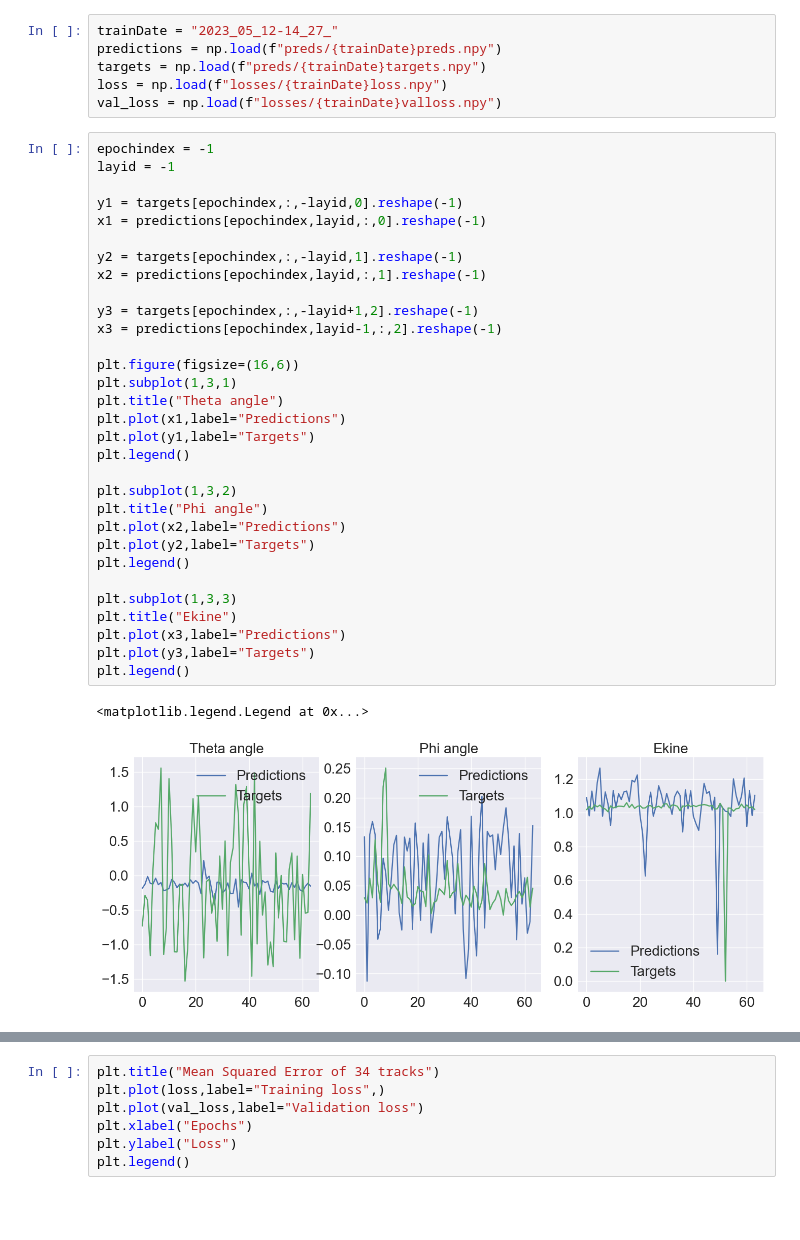
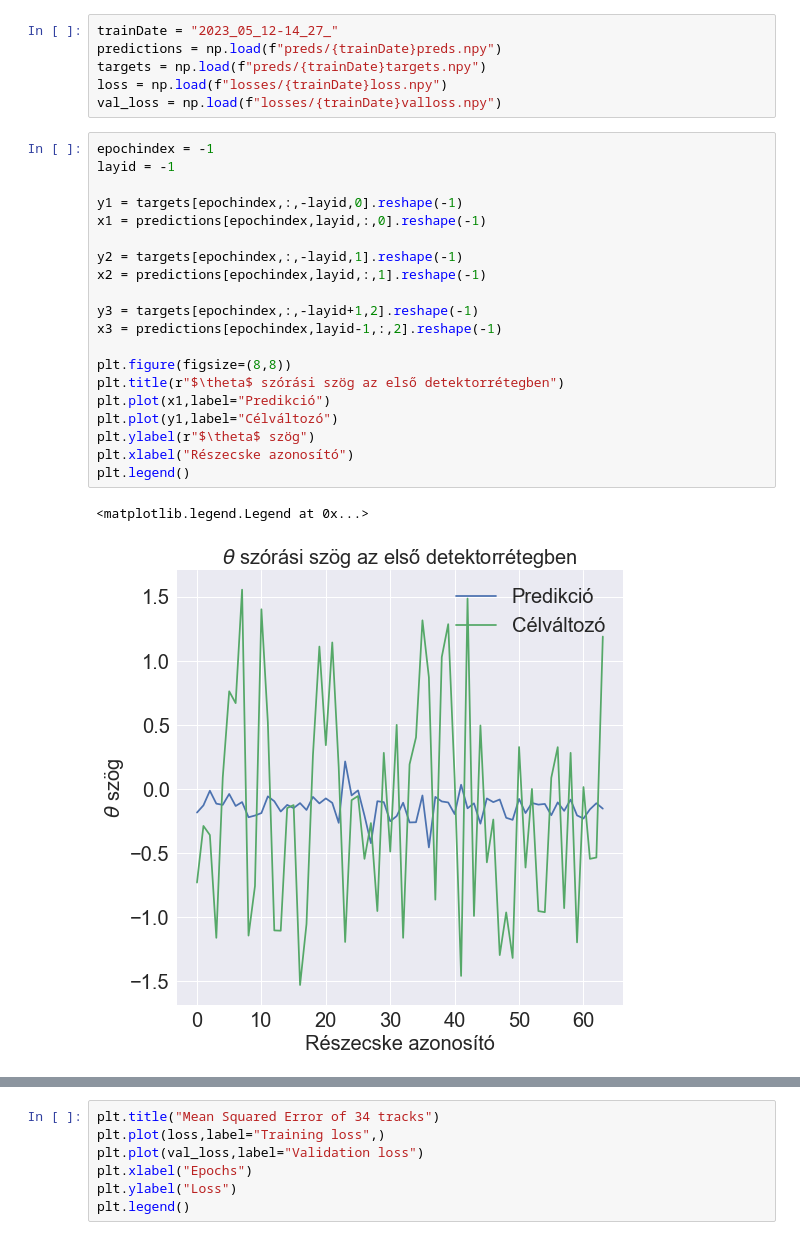
Before and after one commit to Dudgit/TF_Transformer, a Jupyter notebook: eda.ipynb, the cells around one changed output, grey strips where cells are left out. Drawn from its saved outputs; the diff is of its cells as text; blank space fills up the shorter version.

```diff
--- a/eda.ipynb
+++ b/eda.ipynb
@@ -46,34 +46,23 @@ val_loss = np.load(f"losses/{trainDate}valloss.npy")
 # %%
 epochindex = -1
 layid = -1
 
 y1 = targets[epochindex,:,-layid,0].reshape(-1)
 x1 = predictions[epochindex,layid,:,0].reshape(-1)
 
 y2 = targets[epochindex,:,-layid,1].reshape(-1)
 x2 = predictions[epochindex,layid,:,1].reshape(-1)
 
 y3 = targets[epochindex,:,-layid+1,2].reshape(-1)
 x3 = predictions[epochindex,layid-1,:,2].reshape(-1)
 
-plt.figure(figsize=(16,6))
-plt.subplot(1,3,1)
-plt.title("Theta angle")
-plt.plot(x1,label="Predictions")
-plt.plot(y1,label="Targets")
+plt.figure(figsize=(8,8))
+plt.title(r"$\theta$ szórási szög az első detektorrétegben")
+plt.plot(x1,label="Predikció")
+plt.plot(y1,label="Célváltozó")
+plt.ylabel(r"$\theta$ szög")
+plt.xlabel("Részecske azonosító")
 plt.legend()
-
-plt.subplot(1,3,2)
-plt.title("Phi angle")
-plt.plot(x2,label="Predictions")
-plt.plot(y2,label="Targets")
-plt.legend()
-
-plt.subplot(1,3,3)
-plt.title("Ekine")
-plt.plot(x3,label="Predictions")
-plt.plot(y3,label="Targets")
-plt.legend()
 # %% [output]
 <matplotlib.legend.Legend at 0x...>
-[figure, old version]
+[figure, new version]
```
Also changed, not shown: parts of 1 cell of this notebook.
